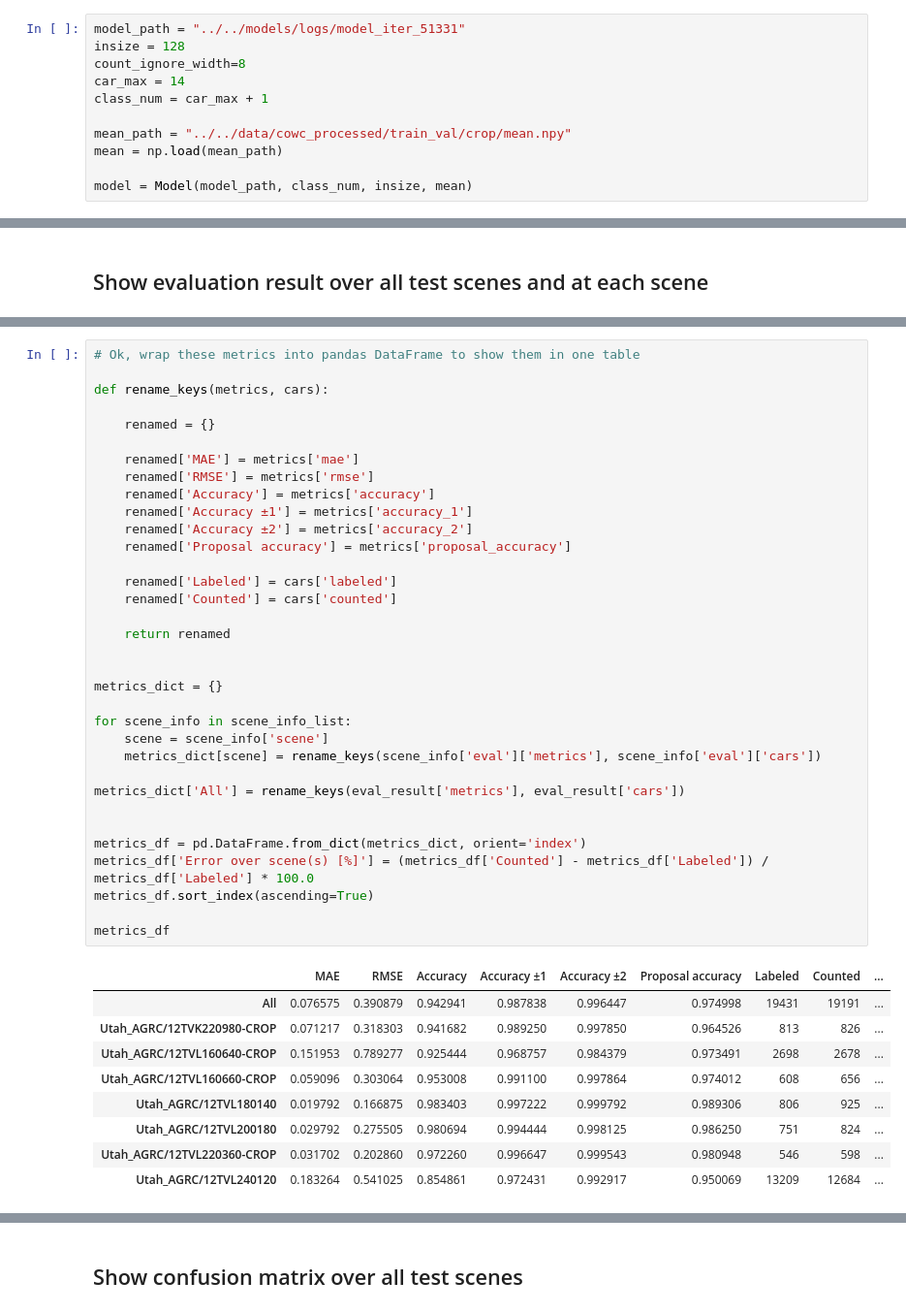
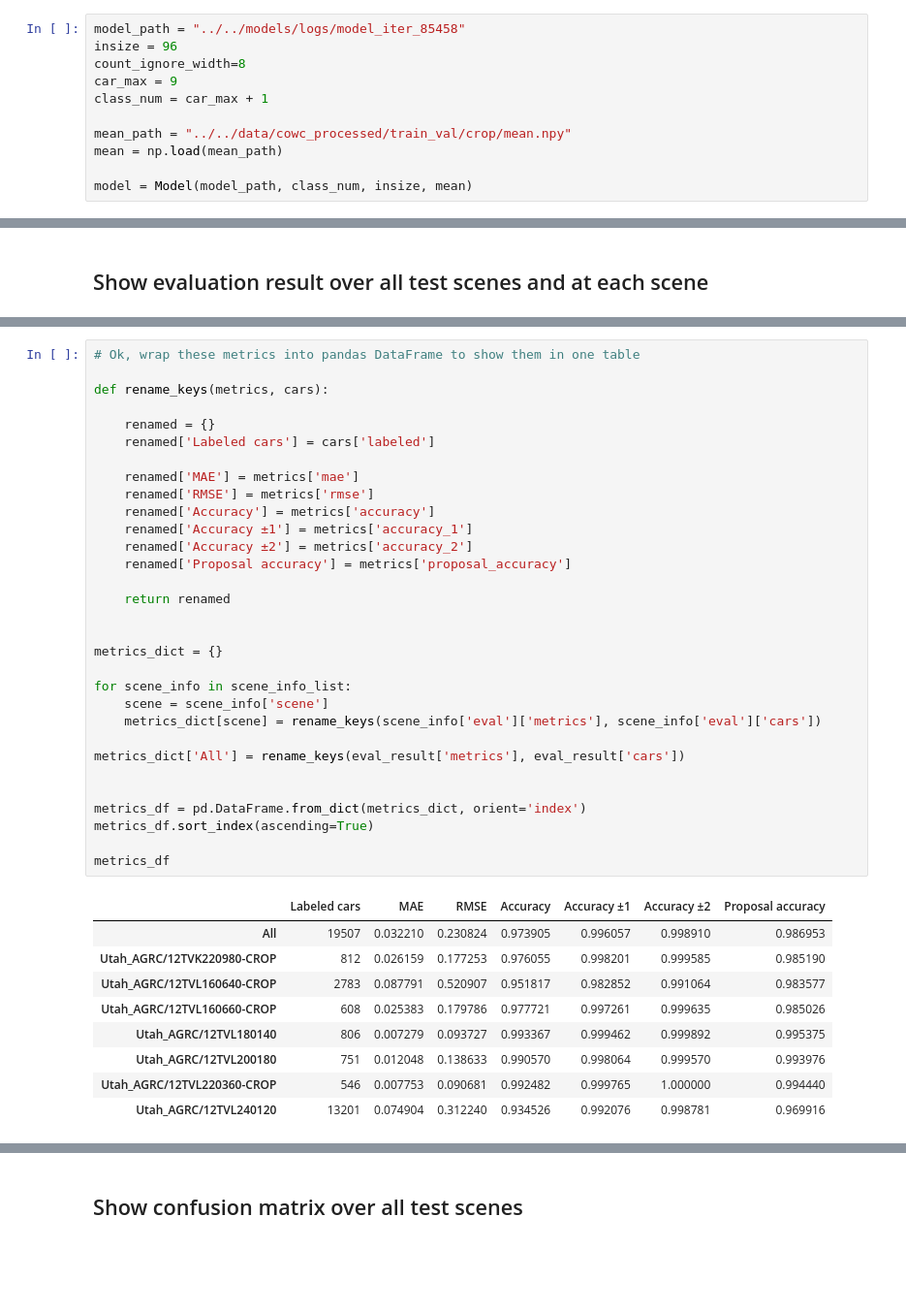
Before and after one commit to motokimura/cowc_car_counting, a Jupyter notebook: notebooks/models/evaluate_model.ipynb, the cells around one changed output, grey strips where cells are left out. Shown at 97% size. Saved outputs shown, nothing was run; the diff lists cells and outputs as text; blank space fills up the shorter version.

```diff
--- a/notebooks/models/evaluate_model.ipynb
+++ b/notebooks/models/evaluate_model.ipynb
@@ -20,10 +20,10 @@ from evaluate_model import evaluate_model
 # %% [markdown]
 ## Count cars on all test scenes
 # %%
-model_path = "../../models/logs/model_iter_51331"
-insize = 128
+model_path = "../../models/logs/model_iter_85458"
+insize = 96
 count_ignore_width=8
-car_max = 14
+car_max = 9
 class_num = car_max + 1
 
 mean_path = "../../data/cowc_processed/train_val/crop/mean.npy"
@@ -108,43 +108,40 @@ Utah_AGRC/12TVL200180
 # Ok, wrap these metrics into pandas DataFrame to show them in one table
 
 def rename_keys(metrics, cars):
 
     renamed = {}
+    renamed['Labeled cars'] = cars['labeled']
 
     renamed['MAE'] = metrics['mae']
     renamed['RMSE'] = metrics['rmse']
     renamed['Accuracy'] = metrics['accuracy']
     renamed['Accuracy ±1'] = metrics['accuracy_1']
     renamed['Accuracy ±2'] = metrics['accuracy_2']
     renamed['Proposal accuracy'] = metrics['proposal_accuracy']
-
-    renamed['Labeled'] = cars['labeled']
-    renamed['Counted'] = cars['counted']
 
     return renamed
 
 
 metrics_dict = {}
 
 for scene_info in scene_info_list:
     scene = scene_info['scene']
     metrics_dict[scene] = rename_keys(scene_info['eval']['metrics'], scene_info['eval']['cars'])
 
 metrics_dict['All'] = rename_keys(eval_result['metrics'], eval_result['cars'])
 
 
 metrics_df = pd.DataFrame.from_dict(metrics_dict, orient='index')
-metrics_df['Error over scene(s) [%]'] = (metrics_df['Counted'] - metrics_df['Labeled']) / metrics_df['Labeled'] * 100.0
 metrics_df.sort_index(ascending=True)
 
 metrics_df
 # %% [output]
-|  | MAE | RMSE | Accuracy | Accuracy ±1 | Accuracy ±2 | Proposal accuracy | Labeled | Counted | ... |
-| All | 0.076575 | 0.390879 | 0.942941 | 0.987838 | 0.996447 | 0.974998 | 19431 | 19191 | ... |
-| Utah_AGRC/12TVK220980-CROP | 0.071217 | 0.318303 | 0.941682 | 0.989250 | 0.997850 | 0.964526 | 813 | 826 | ... |
-| Utah_AGRC/12TVL160640-CROP | 0.151953 | 0.789277 | 0.925444 | 0.968757 | 0.984379 | 0.973491 | 2698 | 2678 | ... |
-| Utah_AGRC/12TVL160660-CROP | 0.059096 | 0.303064 | 0.953008 | 0.991100 | 0.997864 | 0.974012 | 608 | 656 | ... |
-| Utah_AGRC/12TVL180140 | 0.019792 | 0.166875 | 0.983403 | 0.997222 | 0.999792 | 0.989306 | 806 | 925 | ... |
-| Utah_AGRC/12TVL200180 | 0.029792 | 0.275505 | 0.980694 | 0.994444 | 0.998125 | 0.986250 | 751 | 824 | ... |
-| Utah_AGRC/12TVL220360-CROP | 0.031702 | 0.202860 | 0.972260 | 0.996647 | 0.999543 | 0.980948 | 546 | 598 | ... |
-| Utah_AGRC/12TVL240120 | 0.183264 | 0.541025 | 0.854861 | 0.972431 | 0.992917 | 0.950069 | 13209 | 12684 | ... |
+|  | Labeled cars | MAE | RMSE | Accuracy | Accuracy ±1 | Accuracy ±2 | Proposal accuracy |
+| All | 19507 | 0.032210 | 0.230824 | 0.973905 | 0.996057 | 0.998910 | 0.986953 |
+| Utah_AGRC/12TVK220980-CROP | 812 | 0.026159 | 0.177253 | 0.976055 | 0.998201 | 0.999585 | 0.985190 |
+| Utah_AGRC/12TVL160640-CROP | 2783 | 0.087791 | 0.520907 | 0.951817 | 0.982852 | 0.991064 | 0.983577 |
+| Utah_AGRC/12TVL160660-CROP | 608 | 0.025383 | 0.179786 | 0.977721 | 0.997261 | 0.999635 | 0.985026 |
+| Utah_AGRC/12TVL180140 | 806 | 0.007279 | 0.093727 | 0.993367 | 0.999462 | 0.999892 | 0.995375 |
+| Utah_AGRC/12TVL200180 | 751 | 0.012048 | 0.138633 | 0.990570 | 0.998064 | 0.999570 | 0.993976 |
+| Utah_AGRC/12TVL220360-CROP | 546 | 0.007753 | 0.090681 | 0.992482 | 0.999765 | 1.000000 | 0.994440 |
+| Utah_AGRC/12TVL240120 | 13201 | 0.074904 | 0.312240 | 0.934526 | 0.992076 | 0.998781 | 0.969916 |
```
Also changed, not shown: parts of 9 cells of this notebook, 3 other files.
